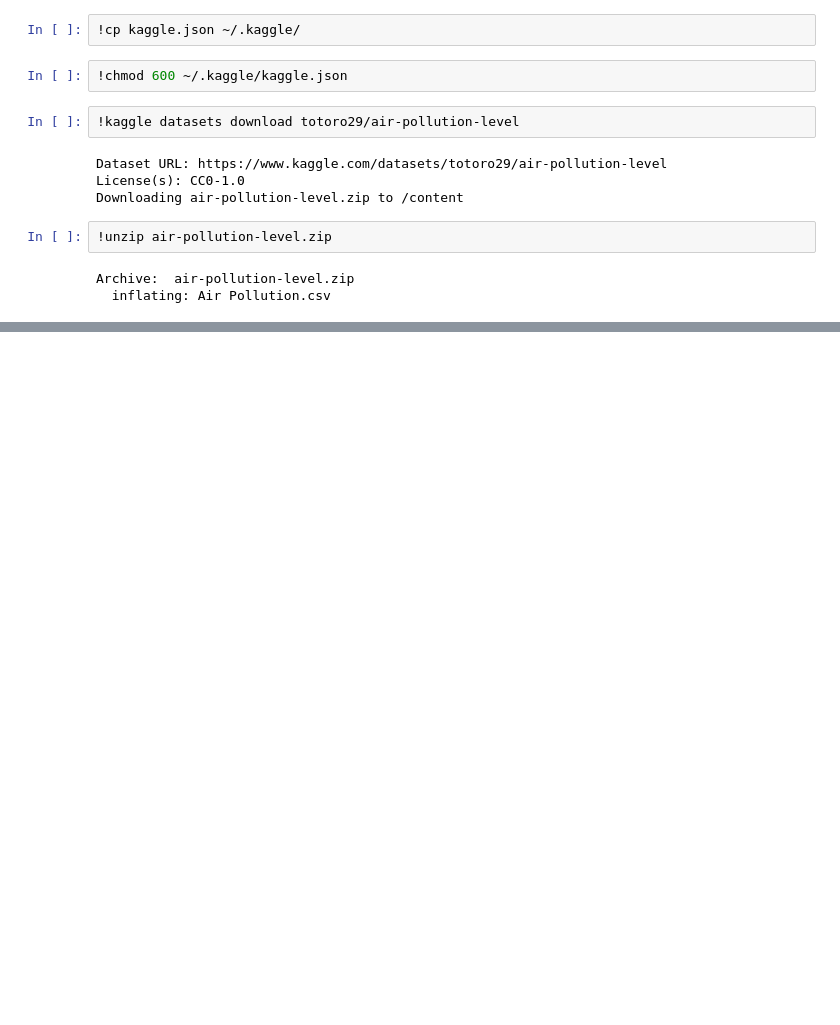
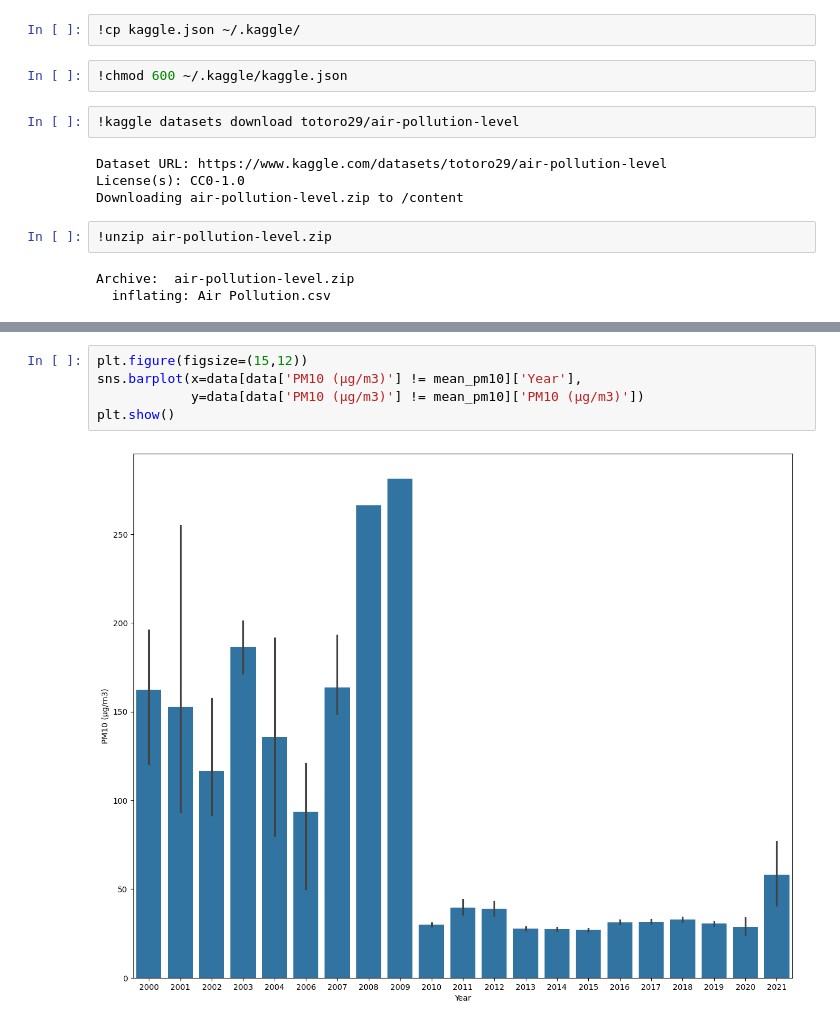
Before and after one commit to AnantChandra/google-colab, a Jupyter notebook: air_pollution.ipynb, the cells around one changed output, grey strips where cells are left out. Drawn from its saved outputs; the diff is of its cells as text; blank space fills up the shorter version.

```diff
--- a/air_pollution.ipynb
+++ b/air_pollution.ipynb
@@ -28,0 +101,7 @@ Archive:  air-pollution-level.zip
+# %%
+plt.figure(figsize=(15,12))
+sns.barplot(x=data[data['PM10 (μg/m3)'] != mean_pm10]['Year'],
+            y=data[data['PM10 (μg/m3)'] != mean_pm10]['PM10 (μg/m3)'])
+plt.show()
+# %% [output]
+[figure, added]
```
Also changed, not shown: parts of 20 cells of this notebook.
